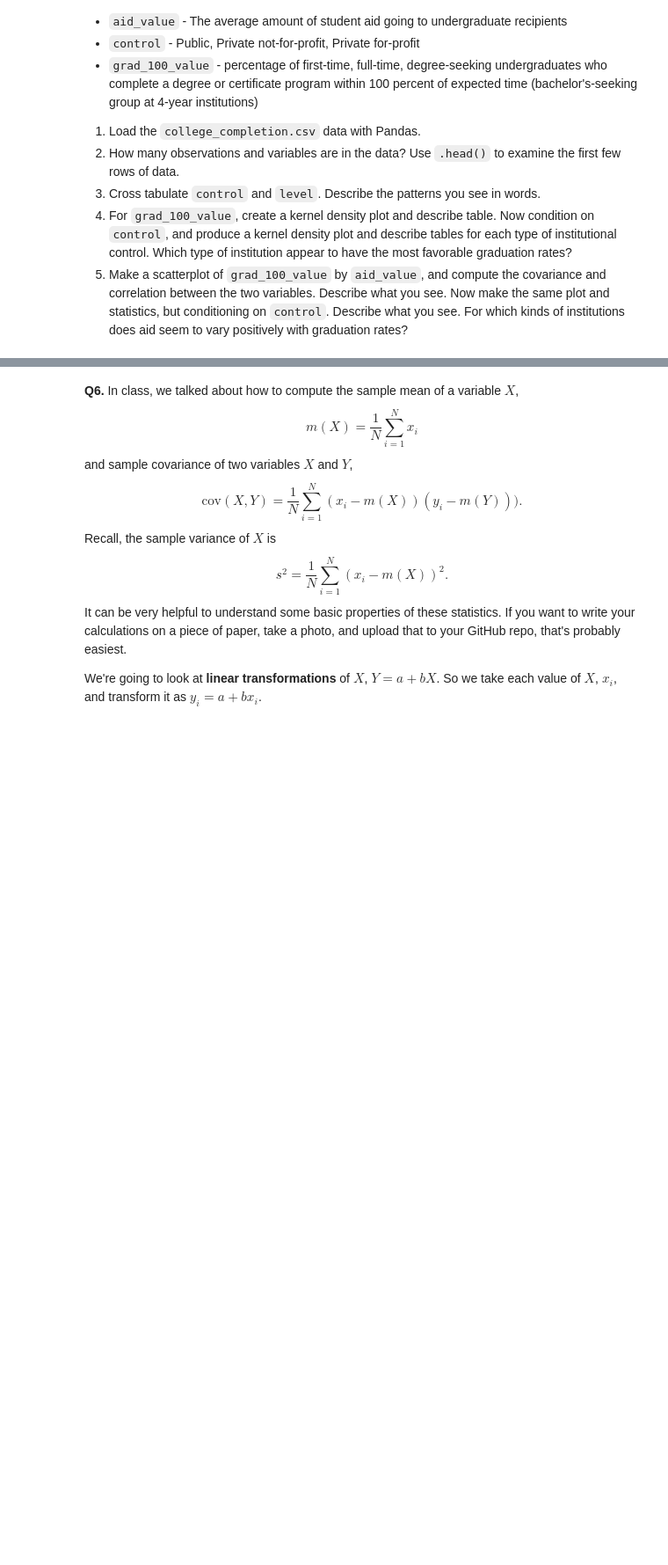
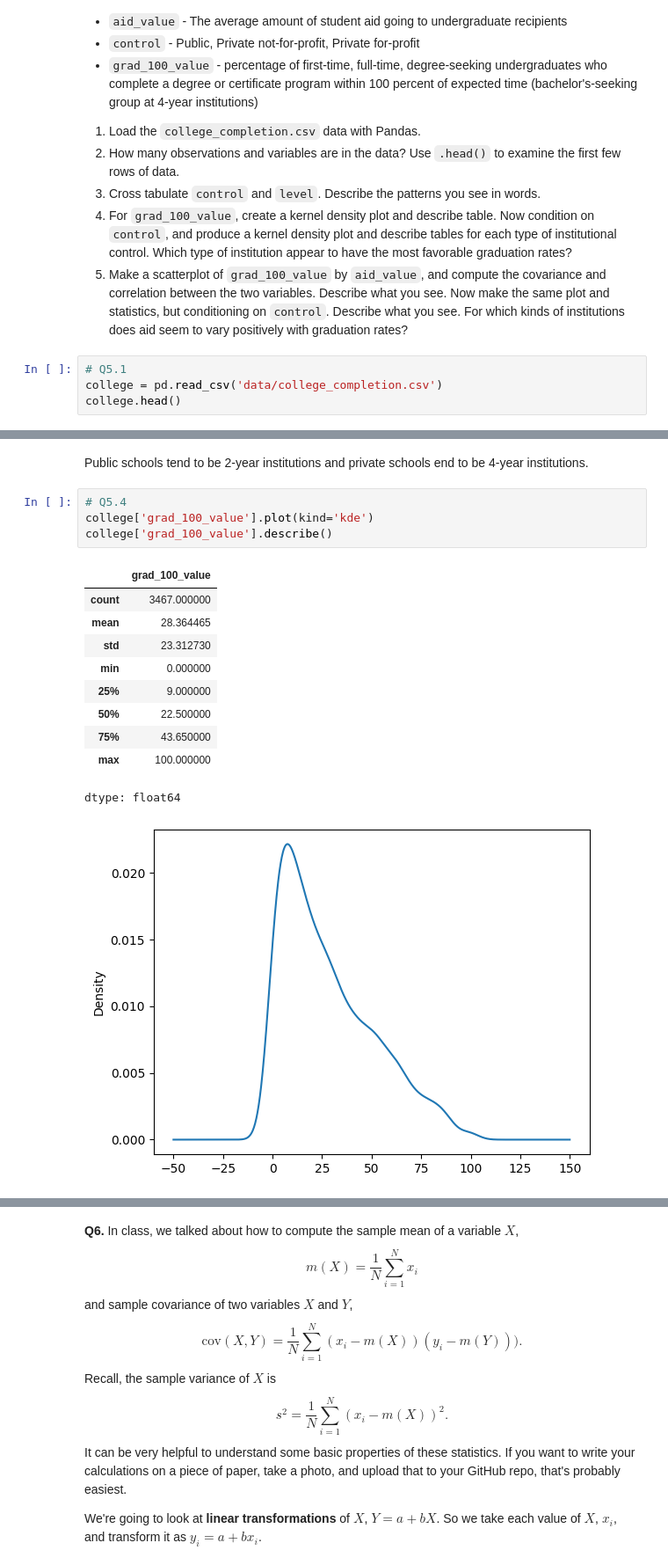
Before and after one commit to nathan4luu/undergrad_ml_assignments, a Jupyter notebook: 01_assignment_wrangling_and_eda.ipynb, the cells around one changed output, grey strips where cells are left out. Shown at 88% size. Saved outputs shown, nothing was run; the diff lists cells and outputs as text; blank space fills up the shorter version.

```diff
--- a/01_assignment_wrangling_and_eda.ipynb
+++ b/01_assignment_wrangling_and_eda.ipynb
@@ -173,3 +383,7 @@ We'll use the `college_completion.csv` dataset from the US Department of Educati
 3. Cross tabulate `control` and `level`. Describe the patterns you see in words.
 4. For `grad_100_value`, create a kernel density plot and describe table. Now condition on `control`, and produce a kernel density plot and describe tables for each type of institutional control. Which type of institution appear to have the most favorable graduation rates?
 5. Make a scatterplot of `grad_100_value` by `aid_value`, and compute the covariance and correlation between the two variables. Describe what you see. Now make the same plot and statistics, but conditioning on `control`. Describe what you see. For which kinds of institutions does aid seem to vary positively with graduation rates?
+# %%
+# Q5.1
+college = pd.read_csv('data/college_completion.csv')
+college.head()
@@ -175,0 +414,18 @@ We'll use the `college_completion.csv` dataset from the US Department of Educati
+# %% [markdown]
+Public schools tend to be 2-year institutions and private schools end to be 4-year institutions.
+# %%
+# Q5.4
+college['grad_100_value'].plot(kind='kde')
+college['grad_100_value'].describe()
+# %% [output]
+|  | grad_100_value |
+| count | 3467.000000 |
+| mean | 28.364465 |
+| std | 23.312730 |
+| min | 0.000000 |
+| 25% | 9.000000 |
+| 50% | 22.500000 |
+| 75% | 43.650000 |
+| max | 100.000000 |
+dtype: float64
+[figure, added]
```
Also changed, not shown: parts of 40 cells of this notebook.
